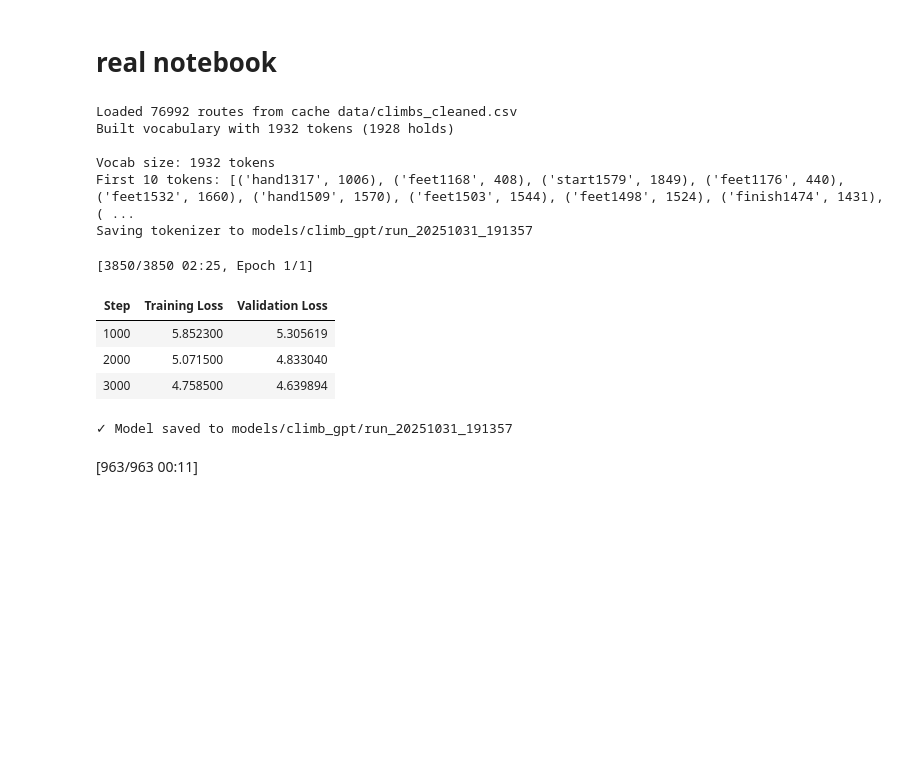
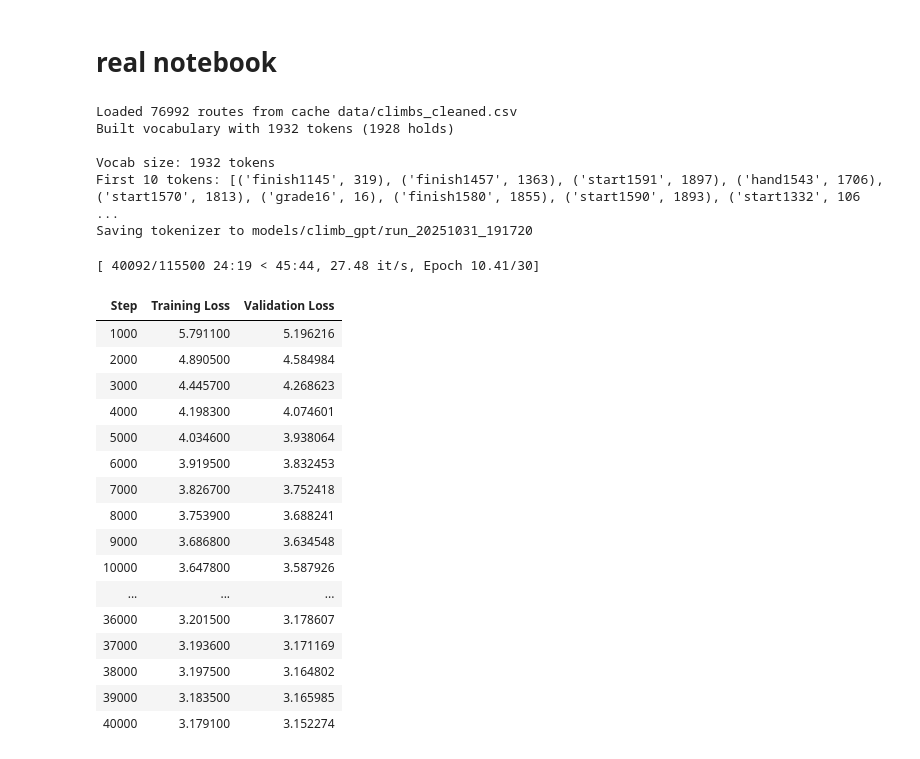
Before and after one commit to nnott3/KilterTransformer, a Jupyter notebook: gpt.ipynb, the cells around one changed output. Cells and saved outputs as stored; diff of their text form; code cells hidden in the pictures; blank space fills up the shorter version.

Commit message:
train cut-off

```diff
--- a/gpt.ipynb
+++ b/gpt.ipynb
@@ -461,7 +459,7 @@ training_args = TrainingArguments(
     save_total_limit=3,
     overwrite_output_dir=True,
     logging_steps=1000,
-    num_train_epochs=1,  ####
+    num_train_epochs=30,  ####
     per_device_train_batch_size=16,
     gradient_accumulation_steps=1,
     learning_rate=1e-5,
@@ -474,38 +472,49 @@ training_args = TrainingArguments(
     greater_is_better=False,
     logging_dir=f"{OUT_DIR}/logs",
     load_best_model_at_end=True,
     dataloader_pin_memory=False,
 )
 
 trainer = Trainer(
     model=model.model,
     args=training_args,
     data_collator=data_collator,
     train_dataset=datasets["train"],
     eval_dataset=datasets["val"],
     callbacks=[EarlyStoppingCallback(early_stopping_patience=5)],
 )
 
 trainer.train()
 
 model.model.save_pretrained(OUT_DIR)
 tokenizer.save_pretrained(OUT_DIR)
 print(f"\n✓ Model saved to {OUT_DIR}")
 
 test_results = trainer.evaluate(datasets["test"])
 print(f"\n✓ Test Loss: {test_results['eval_loss']:.4f}")
 print(f"✓ Test Perplexity: {np.exp(test_results['eval_loss']):.2f}")
 # %% [output]
 Loaded 76992 routes from cache data/climbs_cleaned.csv
 Built vocabulary with 1932 tokens (1928 holds)
 
 Vocab size: 1932 tokens
-First 10 tokens: [('hand1317', 1006), ('feet1168', 408), ('start1579', 1849), ('feet1176', 440), ('feet1532', 1660), ('hand1509', 1570), ('feet1503', 1544), ('feet1498', 1524), ('finish1474', 1431), ( ...
-Saving tokenizer to models/climb_gpt/run_20251031_191357
+First 10 tokens: [('finish1145', 319), ('finish1457', 1363), ('start1591', 1897), ('hand1543', 1706), ('start1570', 1813), ('grade16', 16), ('finish1580', 1855), ('start1590', 1893), ('start1332', 106 ...
+Saving tokenizer to models/climb_gpt/run_20251031_191720
-[3850/3850 02:25, Epoch 1/1]
+[ 40092/115500 24:19 < 45:44, 27.48 it/s, Epoch 10.41/30]
 | Step | Training Loss | Validation Loss |
-| 1000 | 5.852300 | 5.305619 |
-| 2000 | 5.071500 | 4.833040 |
-| 3000 | 4.758500 | 4.639894 |
+| 1000 | 5.791100 | 5.196216 |
+| 2000 | 4.890500 | 4.584984 |
+| 3000 | 4.445700 | 4.268623 |
+| 4000 | 4.198300 | 4.074601 |
+| 5000 | 4.034600 | 3.938064 |
+| 6000 | 3.919500 | 3.832453 |
+| 7000 | 3.826700 | 3.752418 |
+| 8000 | 3.753900 | 3.688241 |
+| 9000 | 3.686800 | 3.634548 |
+| 10000 | 3.647800 | 3.587926 |
+| ... | ... | ... |
+| 36000 | 3.201500 | 3.178607 |
+| 37000 | 3.193600 | 3.171169 |
+| 38000 | 3.197500 | 3.164802 |
+| 39000 | 3.183500 | 3.165985 |
+| 40000 | 3.179100 | 3.152274 |
-✓ Model saved to models/climb_gpt/run_20251031_191357
-[963/963 00:11]
```
Also changed, not shown: parts of 2 cells of this notebook.
